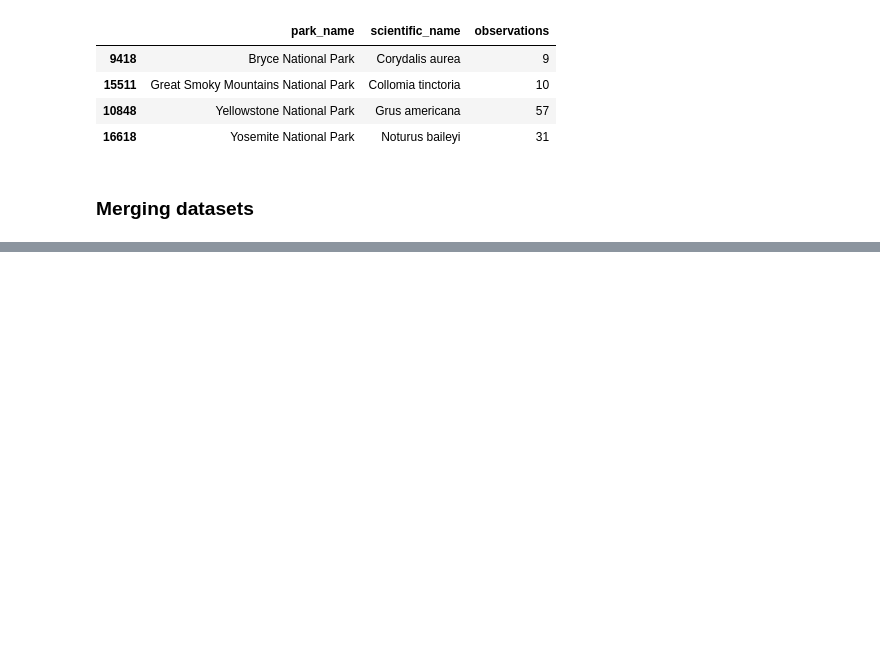
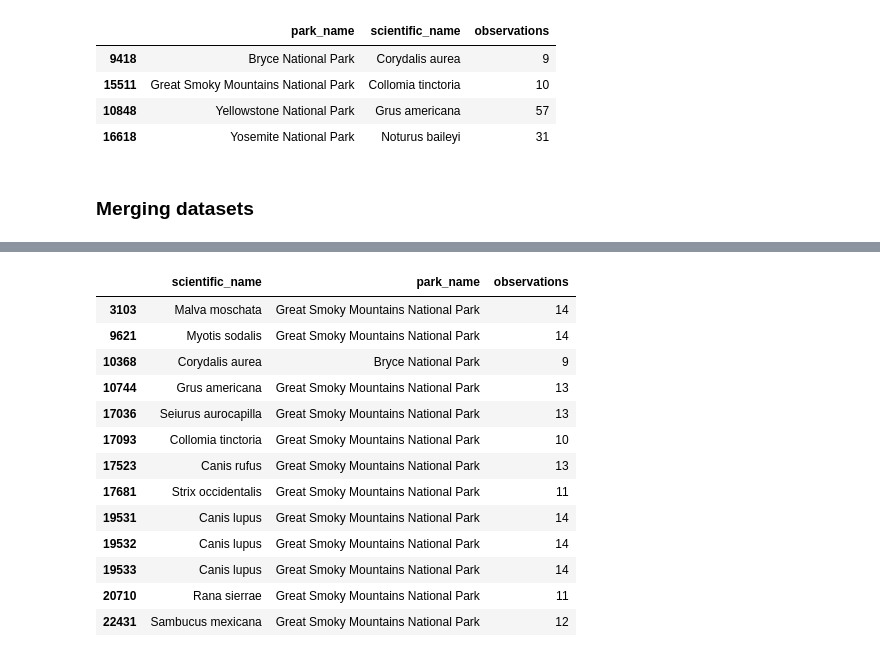
Before and after one commit to 7086600/biodiversity_project, a Jupyter notebook: biodiversity.ipynb, the cells around one changed output, grey strips where cells are left out. Saved outputs shown, nothing was run; the diff lists cells and outputs as text; code cells hidden in the pictures; blank space fills up the shorter version.

```diff
--- a/biodiversity.ipynb
+++ b/biodiversity.ipynb
@@ -280,0 +281,21 @@ df.head()
+# %%
+# filling null values in the 'observations' column with 0
+df['observations'] = df['observations'].fillna(0)
+# filtering by count observations
+filtObservations = df['observations'] < 15
+df.loc[filtObservations, ('scientific_name', 'park_name', 'observations')]
+# %% [output]
+|  | scientific_name | park_name | observations |
+| 3103 | Malva moschata | Great Smoky Mountains National Park | 14 |
+| 9621 | Myotis sodalis | Great Smoky Mountains National Park | 14 |
+| 10368 | Corydalis aurea | Bryce National Park | 9 |
+| 10744 | Grus americana | Great Smoky Mountains National Park | 13 |
+| 17036 | Seiurus aurocapilla | Great Smoky Mountains National Park | 13 |
+| 17093 | Collomia tinctoria | Great Smoky Mountains National Park | 10 |
+| 17523 | Canis rufus | Great Smoky Mountains National Park | 13 |
+| 17681 | Strix occidentalis | Great Smoky Mountains National Park | 11 |
+| 19531 | Canis lupus | Great Smoky Mountains National Park | 14 |
+| 19532 | Canis lupus | Great Smoky Mountains National Park | 14 |
+| 19533 | Canis lupus | Great Smoky Mountains National Park | 14 |
+| 20710 | Rana sierrae | Great Smoky Mountains National Park | 11 |
+| 22431 | Sambucus mexicana | Great Smoky Mountains National Park | 12 |
```
Also changed, not shown: parts of 4 cells of this notebook.
